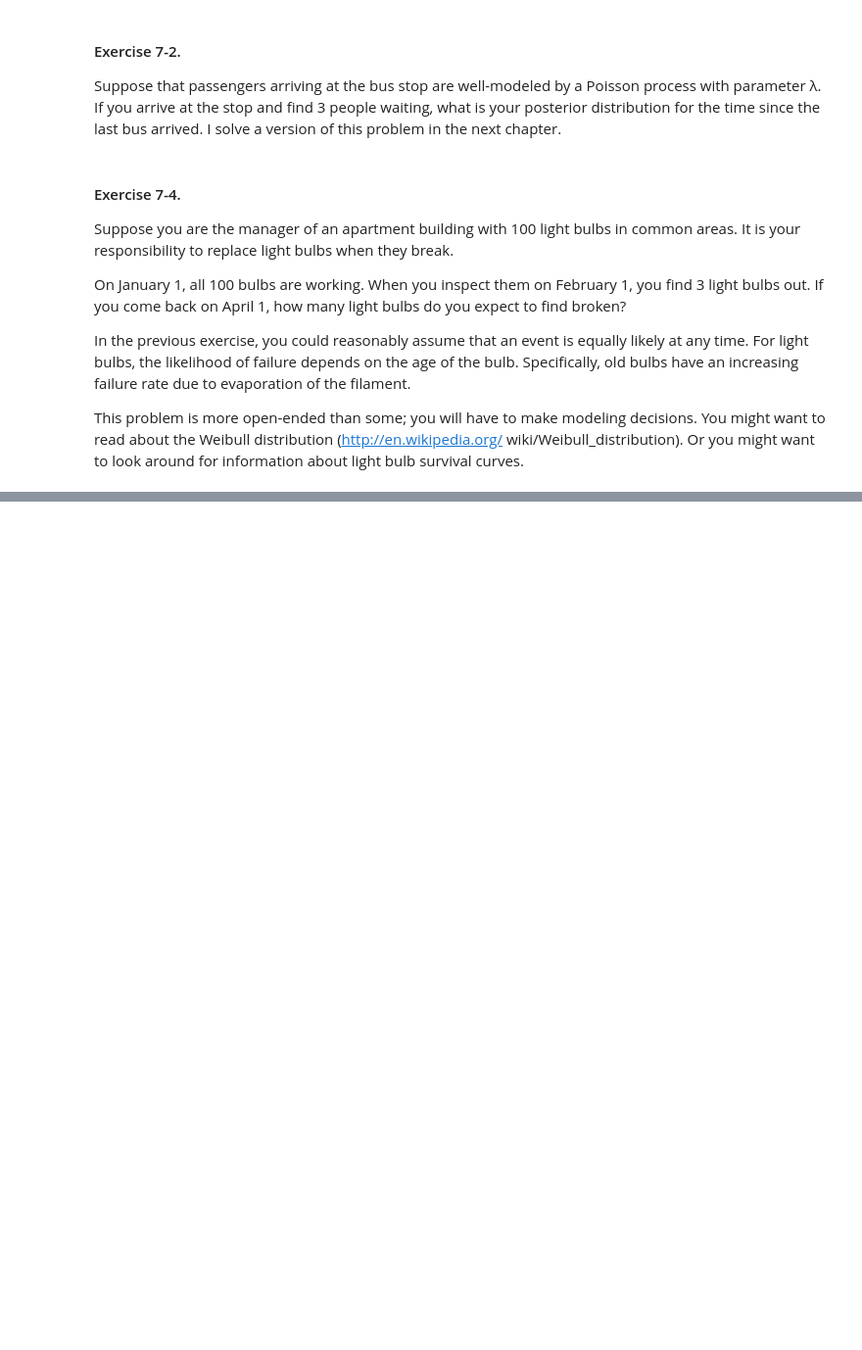
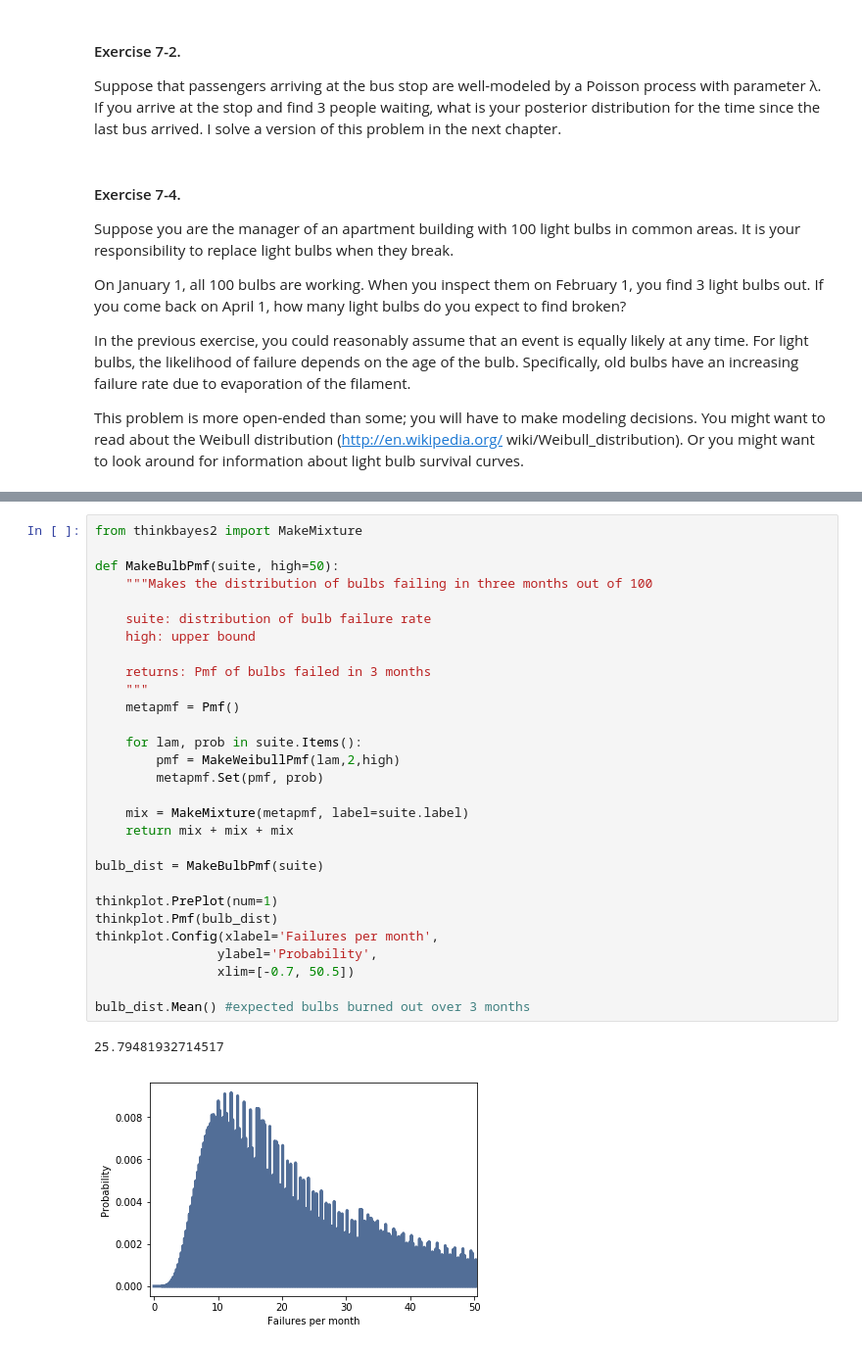
Before and after one commit to JeffreyMinucci/ThinkBayes2, a Jupyter notebook: code/chap07-exercises-jeff.ipynb, the cells around one changed output, grey strips where cells are left out. Shown at 98% size. Saved outputs shown, nothing was run; the diff lists cells and outputs as text; blank space fills up the shorter version.

```diff
--- a/code/chap07-exercises-jeff.ipynb
+++ b/code/chap07-exercises-jeff.ipynb
@@ -501,0 +533,32 @@ light bulb survival curves.
+# %%
+from thinkbayes2 import MakeMixture
+
+def MakeBulbPmf(suite, high=50):
+    """Makes the distribution of bulbs failing in three months out of 100
+
+    suite: distribution of bulb failure rate
+    high: upper bound
+
+    returns: Pmf of bulbs failed in 3 months
+    """
+    metapmf = Pmf()
+
+    for lam, prob in suite.Items():
+        pmf = MakeWeibullPmf(lam,2,high)
+        metapmf.Set(pmf, prob)
+
+    mix = MakeMixture(metapmf, label=suite.label)
+    return mix + mix + mix
+
+bulb_dist = MakeBulbPmf(suite)
+
+thinkplot.PrePlot(num=1)
+thinkplot.Pmf(bulb_dist)
+thinkplot.Config(xlabel='Failures per month',
+                ylabel='Probability',
+                xlim=[-0.7, 50.5])
+
+bulb_dist.Mean() #expected bulbs burned out over 3 months
+# %% [output]
+25.79481932714517
+[figure, added]
```
Also changed, not shown: parts of 3 cells of this notebook.
